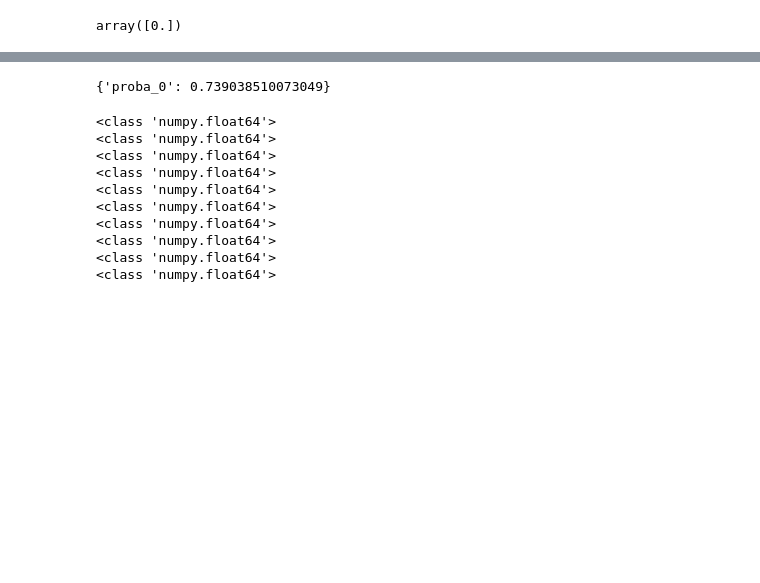
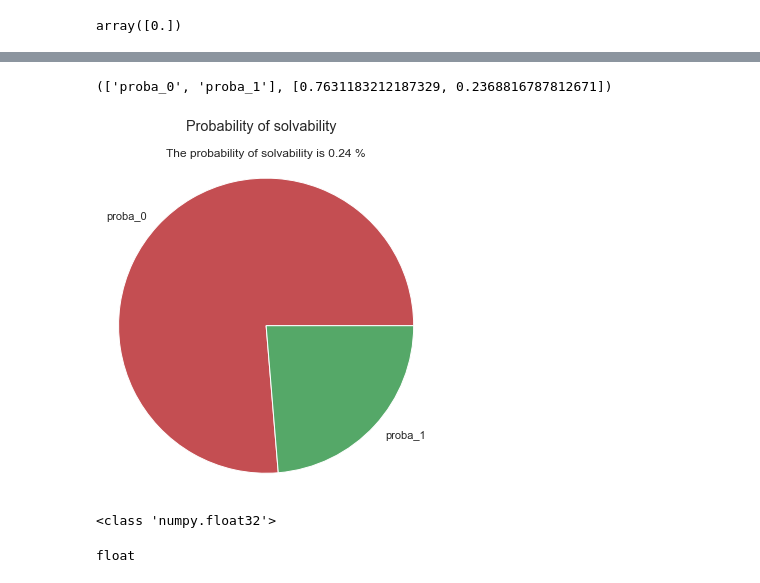
Before and after one commit to Neclis/OC7, a Jupyter notebook: P7_Scoring_01_Modelisation_MN.ipynb, the cells around one changed output, grey strips where cells are left out. Cells and saved outputs as stored; diff of their text form; code cells hidden in the pictures; blank space fills up the shorter version.

```diff
--- a/P7_Scoring_00_Martinez_Nicolas_Modelisation.ipynb
+++ b/P7_Scoring_01_Modelisation_MN.ipynb
@@ -766,18 +738,2 @@ array([0.])
 # %%
-{"proba_0" : model_opti.predict_proba(X_test2_sc[1].reshape(1,-1))[0][0]}
+pred ={"proba_0" : model_opti.predict_proba(X_test2_sc[1].reshape(1,-1))[0][0], "proba_1" : model_opti.predict_proba(X_test2_sc[1].reshape(1,-1))[0][1]}
-# %% [output]
-{'proba_0': 0.739038510073049}
-# %%
-for i,var in enumerate(main_features_pd.index):
-    print(type(main_features_pd.loc[var,"Min"]))
-# %% [output]
-<class 'numpy.float64'>
-<class 'numpy.float64'>
-<class 'numpy.float64'>
-<class 'numpy.float64'>
-<class 'numpy.float64'>
-<class 'numpy.float64'>
-<class 'numpy.float64'>
-<class 'numpy.float64'>
-<class 'numpy.float64'>
-<class 'numpy.float64'>
@@ -807,0 +740,21 @@ sample = pd.read_pickle("X_test2_sc_pd_sample.pickle")
+# %%
+list(pred.keys()), list(pred.values())
+# %% [output]
+(['proba_0', 'proba_1'], [0.7631183212187329, 0.2368816787812671])
+# %%
+fig, ax = plt.subplots(1,1, figsize = (6,6))
+fig.suptitle("Probability of solvability")
+ax.set_title("The probability of solvability is {} %".format(round(pred["proba_1"],2)))
+ax.pie(list(pred.values()), labels= list(pred.keys()) , colors=["r","g"])
+ax.axis("square")
+plt.show()
+# %% [output]
+[figure, added]
+# %%
+val = np.float32(0)
+pyval = val.item()
+print(type(val))
+type(pyval)
+# %% [output]
+<class 'numpy.float32'>
+float
```
Also changed, not shown: parts of 41 cells of this notebook, 6 other files.
